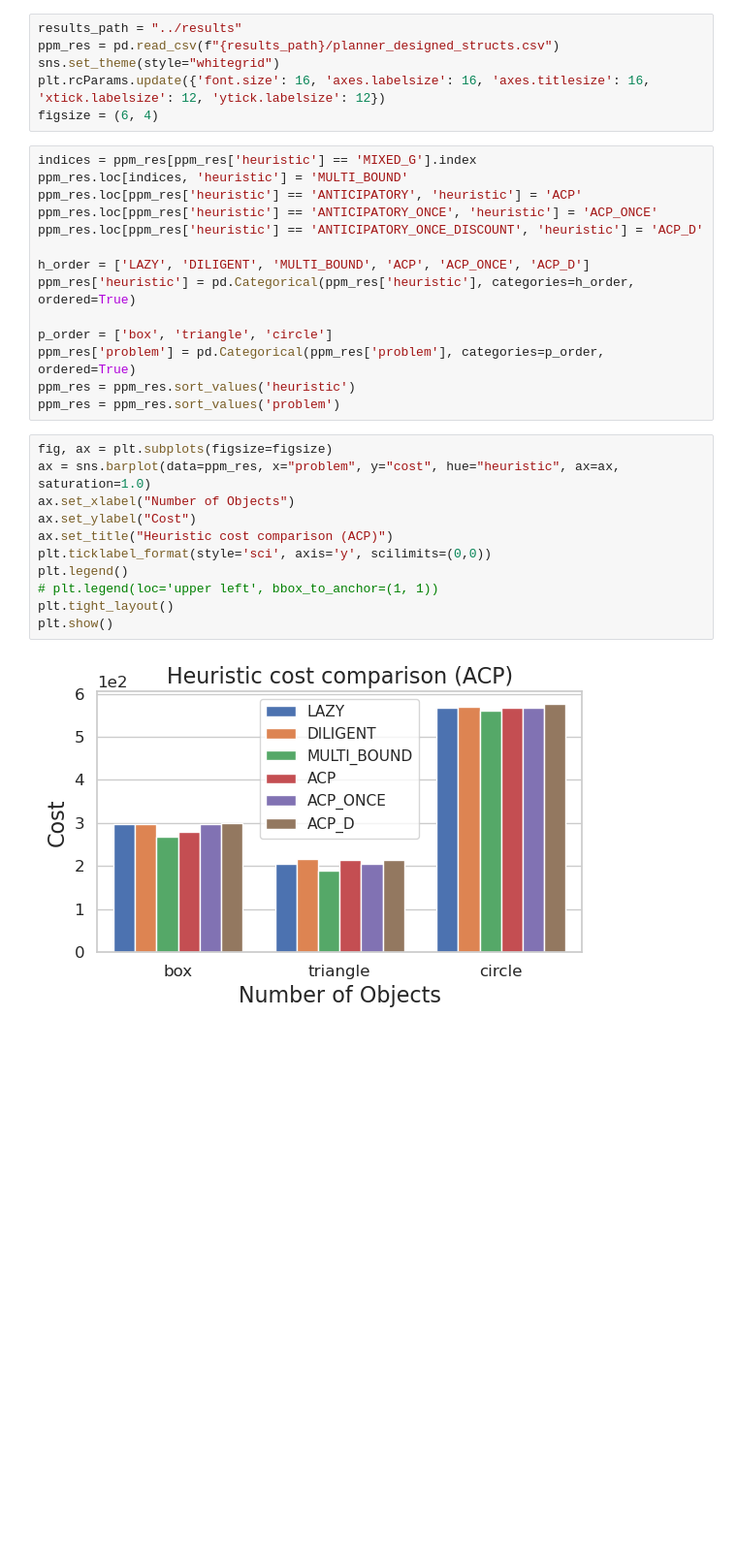
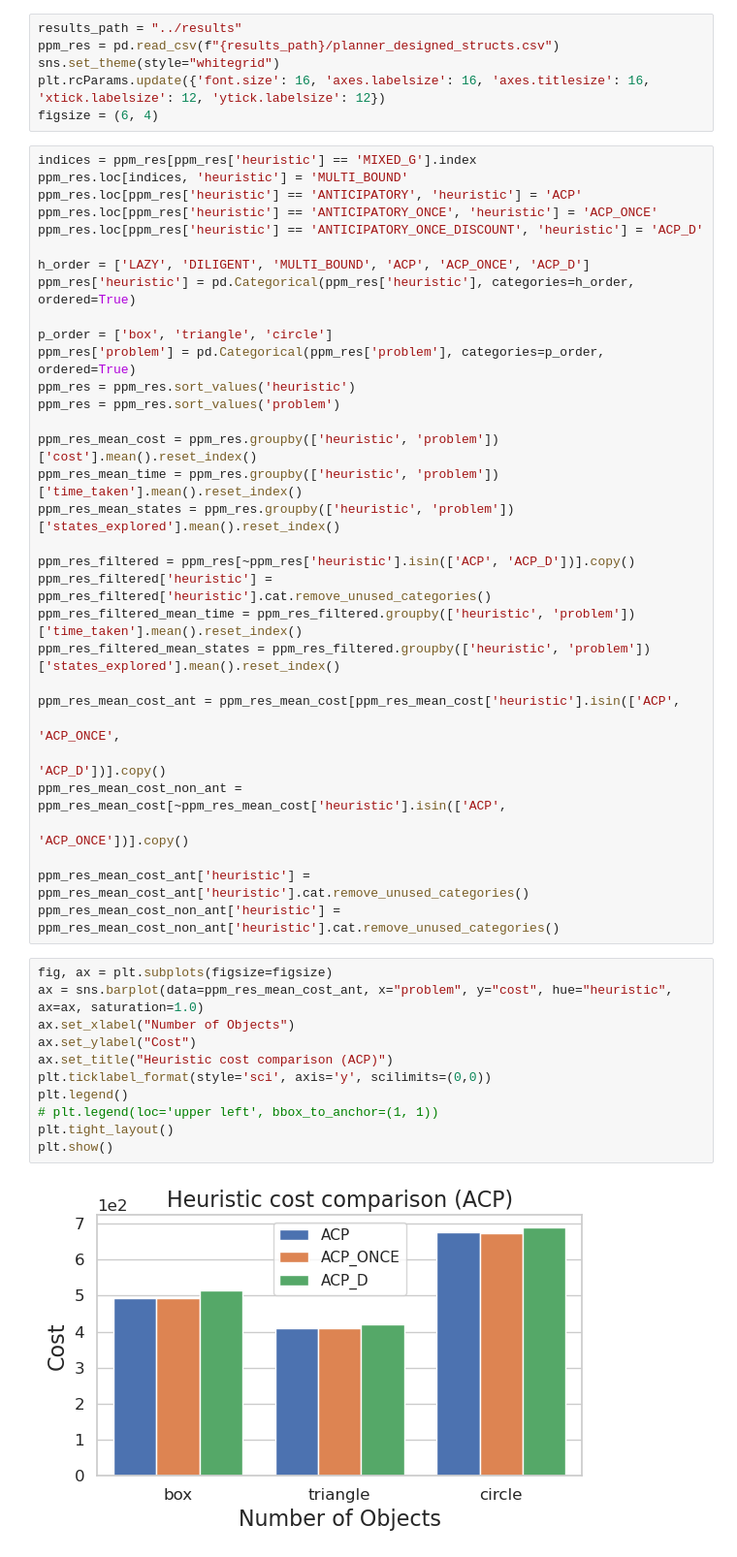
Before and after one commit to RareCentipede/modular_contruction_task_planner, a Jupyter notebook: modular_construction_task_planner/modular_construction_task_planner/scripts/plot_res.ipynb, the cells around one changed output. Shown at 97% size. Cells and saved outputs as stored; diff of their text form; blank space fills up the shorter version.

```diff
--- a/modular_construction_task_planner/modular_construction_task_planner/scripts/plot_res.ipynb
+++ b/modular_construction_task_planner/modular_construction_task_planner/scripts/plot_res.ipynb
@@ -22,16 +22,34 @@ p_order = ['box', 'triangle', 'circle']
 ppm_res['problem'] = pd.Categorical(ppm_res['problem'], categories=p_order, ordered=True)
 ppm_res = ppm_res.sort_values('heuristic')
 ppm_res = ppm_res.sort_values('problem')
+
+ppm_res_mean_cost = ppm_res.groupby(['heuristic', 'problem'])['cost'].mean().reset_index()
+ppm_res_mean_time = ppm_res.groupby(['heuristic', 'problem'])['time_taken'].mean().reset_index()
+ppm_res_mean_states = ppm_res.groupby(['heuristic', 'problem'])['states_explored'].mean().reset_index()
+
+ppm_res_filtered = ppm_res[~ppm_res['heuristic'].isin(['ACP', 'ACP_D'])].copy()
+ppm_res_filtered['heuristic'] = ppm_res_filtered['heuristic'].cat.remove_unused_categories()
+ppm_res_filtered_mean_time = ppm_res_filtered.groupby(['heuristic', 'problem'])['time_taken'].mean().reset_index()
+ppm_res_filtered_mean_states = ppm_res_filtered.groupby(['heuristic', 'problem'])['states_explored'].mean().reset_index()
+
+ppm_res_mean_cost_ant = ppm_res_mean_cost[ppm_res_mean_cost['heuristic'].isin(['ACP',
+                                                                               'ACP_ONCE',
+                                                                               'ACP_D'])].copy()
+ppm_res_mean_cost_non_ant = ppm_res_mean_cost[~ppm_res_mean_cost['heuristic'].isin(['ACP',
+                                                                                    'ACP_ONCE'])].copy()
+
+ppm_res_mean_cost_ant['heuristic'] = ppm_res_mean_cost_ant['heuristic'].cat.remove_unused_categories()
+ppm_res_mean_cost_non_ant['heuristic'] = ppm_res_mean_cost_non_ant['heuristic'].cat.remove_unused_categories()
 # %%
 fig, ax = plt.subplots(figsize=figsize)
-ax = sns.barplot(data=ppm_res, x="problem", y="cost", hue="heuristic", ax=ax, saturation=1.0)
+ax = sns.barplot(data=ppm_res_mean_cost_ant, x="problem", y="cost", hue="heuristic", ax=ax, saturation=1.0)
 ax.set_xlabel("Number of Objects")
 ax.set_ylabel("Cost")
 ax.set_title("Heuristic cost comparison (ACP)")
 plt.ticklabel_format(style='sci', axis='y', scilimits=(0,0))
 plt.legend()
 # plt.legend(loc='upper left', bbox_to_anchor=(1, 1))
 plt.tight_layout()
 plt.show()
 # %% [output]
-[figure, old version]
+[figure, new version]
```
Also changed, not shown: parts of 7 cells of this notebook, 4 other files.
